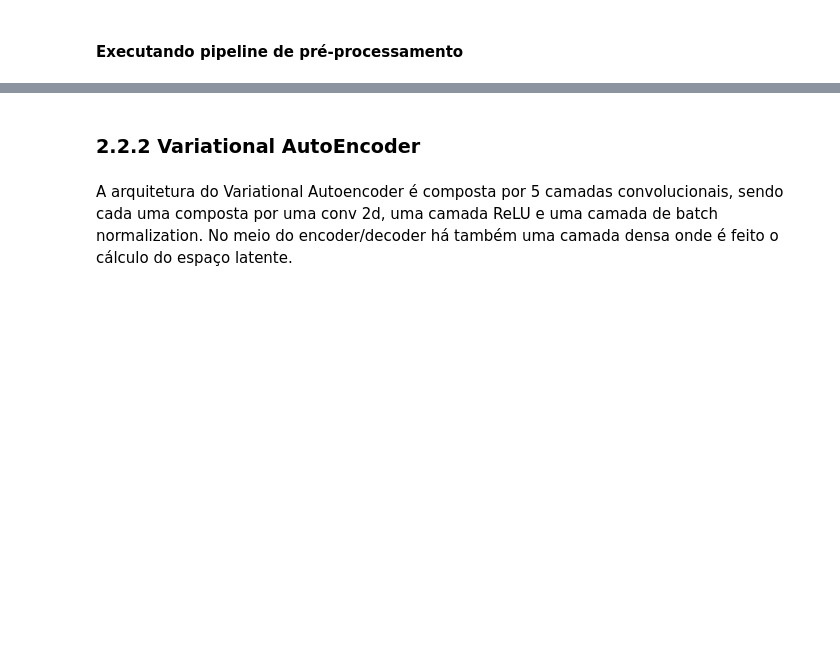
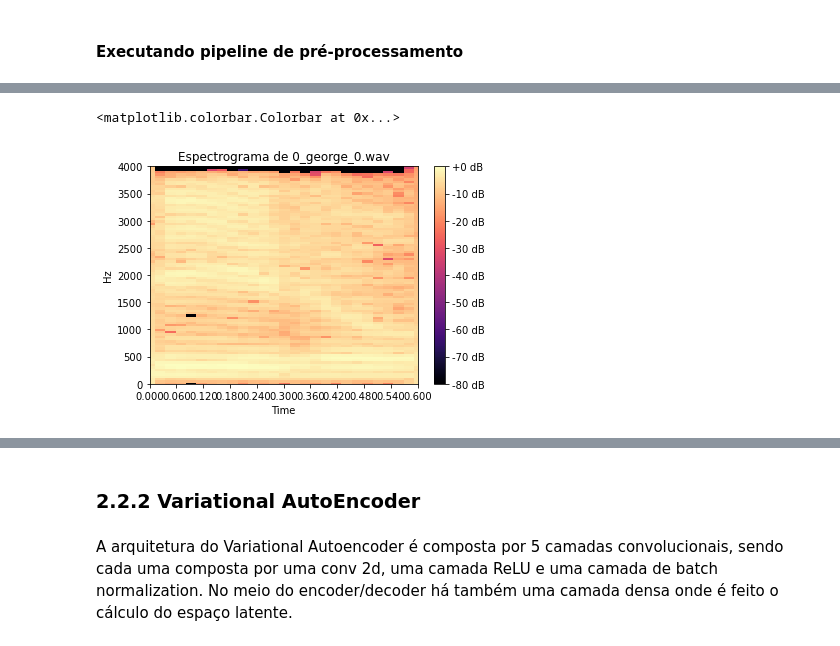
Before and after one commit to lucascouri2/projeto-modelos-descritivos, a Jupyter notebook: relatorio.ipynb, the cells around one changed output, grey strips where cells are left out. Drawn from its saved outputs; the diff is of its cells as text; code cells hidden in the pictures; blank space fills up the shorter version.

```diff
--- a/relatorio.ipynb
+++ b/relatorio.ipynb
@@ -145,0 +157,11 @@ Exemplo de espectrograma gerado após pré-processamento
+# %%
+spectrogram = np.load("data/fsdd/spectrograms/0_george_0.wav.npy")
+S_db = librosa.amplitude_to_db(np.abs(spectrogram), ref=np.max)
+
+fig, ax = plt.subplots()
+img = librosa.display.specshow(S_db, x_axis='time', y_axis='linear', ax=ax)
+ax.set(title='Espectrograma de 0_george_0.wav', xlim=(0, 0.6), ylim=(0, 4000))
+fig.colorbar(img, ax=ax, format="%+2.f dB")
+# %% [output]
+<matplotlib.colorbar.Colorbar at 0x...>
+[figure, added]
```
Also changed, not shown: parts of 15 cells of this notebook.
